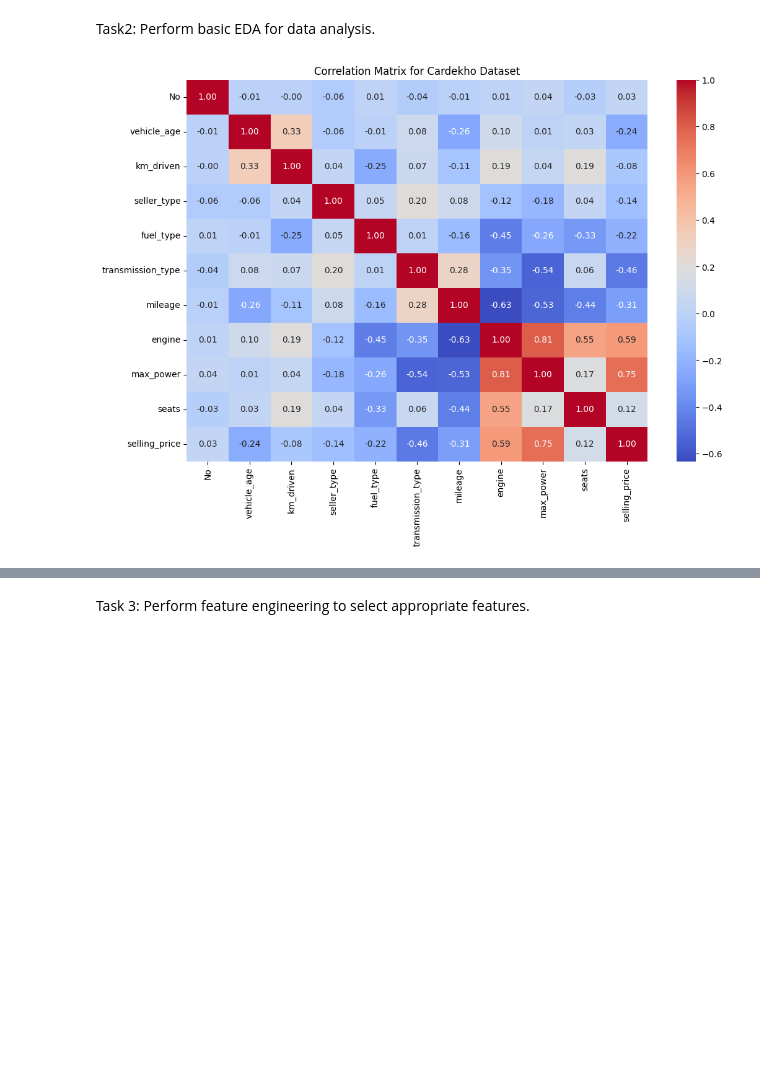
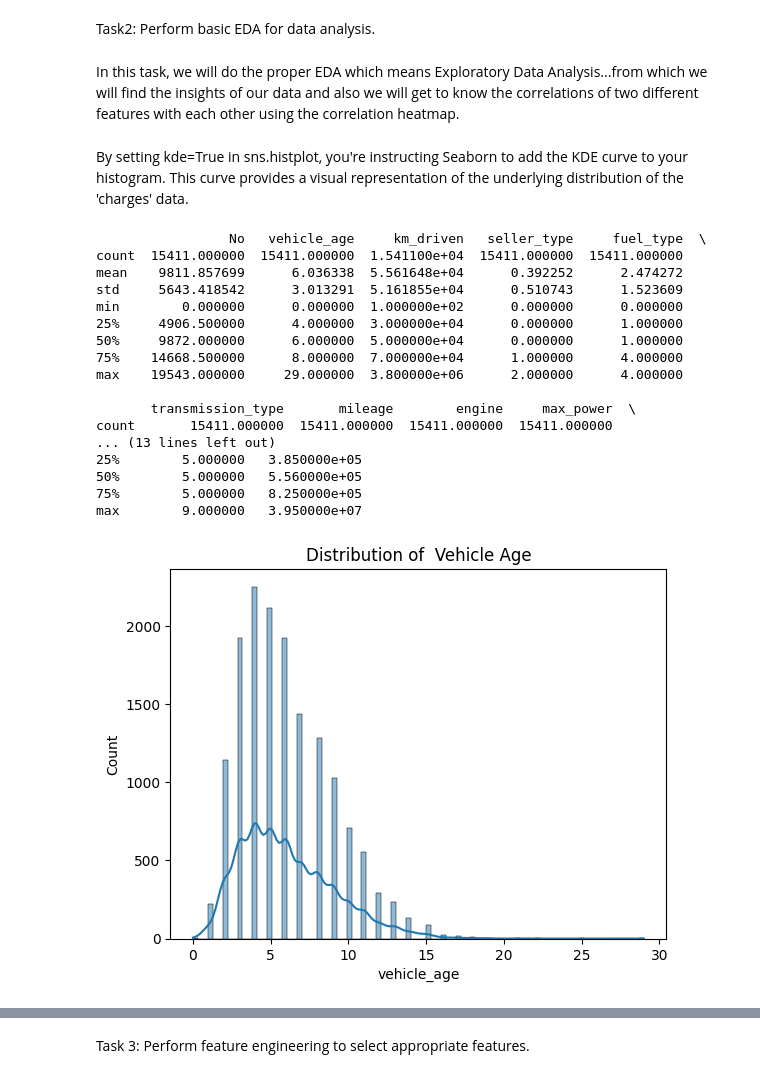
Before and after one commit to Chetana10r/ML_Practicals, a Jupyter notebook: Linear Regression/Assign2_2_MLR.ipynb, the cells around one changed output, grey strips where cells are left out. Cells and saved outputs as stored; diff of their text form; code cells hidden in the pictures; blank space fills up the shorter version.

```diff
--- a/Linear Regression/Assign2_2_MLR.ipynb
+++ b/Linear Regression/Assign2_2_MLR.ipynb
@@ -58,20 +59,53 @@ max_power            0
 4         570000
 # %% [markdown]
 Task2: Perform basic EDA for data analysis.
+# %% [markdown]
+In this task, we will do the proper EDA which means Exploratory Data Analysis...from which we will find the insights of our data and also we will get to know the correlations of two different features with each other using the correlation heatmap.
+# %% [markdown]
+By setting kde=True in sns.histplot, you're instructing Seaborn to add the KDE curve to your histogram. This curve provides a visual representation of the underlying distribution of the 'charges' data.
 # %%
 import seaborn as sns
 import matplotlib.pyplot as plt
+
+# Displaying descriptive statistics
+print(data.describe())
+
+# Visualizing the distribution of vehicle_age and selling_price
+sns.histplot(data['vehicle_age'], kde=True)
+plt.title('Distribution of  Vehicle Age')
+plt.show()
+
+sns.histplot(data['selling_price'], kde=True)
+plt.title('Distribution of Selling Price')
+plt.show()
 
 # Select only the numeric columns for correlation calculation
 numeric_data = data.select_dtypes(include=[np.number])
 
 # Calculate the correlation matrix for numeric columns
 corr_matrix = numeric_data.corr()
 
 # Step 3: Visualize the correlation matrix using a heatmap
 plt.figure(figsize=(12, 8))
 sns.heatmap(corr_matrix, annot=True, cmap='coolwarm', fmt='.2f')
 plt.title('Correlation Matrix for Cardekho Dataset')
 plt.show()
 # %% [output]
+                 No   vehicle_age     km_driven   seller_type     fuel_type  \
+count  15411.000000  15411.000000  1.541100e+04  15411.000000  15411.000000
+mean    9811.857699      6.036338  5.561648e+04      0.392252      2.474272
+std     5643.418542      3.013291  5.161855e+04      0.510743      1.523609
+min        0.000000      0.000000  1.000000e+02      0.000000      0.000000
+25%     4906.500000      4.000000  3.000000e+04      0.000000      1.000000
+50%     9872.000000      6.000000  5.000000e+04      0.000000      1.000000
+75%    14668.500000      8.000000  7.000000e+04      1.000000      4.000000
+max    19543.000000     29.000000  3.800000e+06      2.000000      4.000000
+
+       transmission_type       mileage        engine     max_power  \
+count       15411.000000  15411.000000  15411.000000  15411.000000
+... (13 lines left out)
+25%        5.000000   3.850000e+05
+50%        5.000000   5.560000e+05
+75%        5.000000   8.250000e+05
+max        9.000000   3.950000e+07
-[figure, old version]
+[figure, new version]
```
Also changed, not shown: parts of 21 cells of this notebook, 6 other files.
